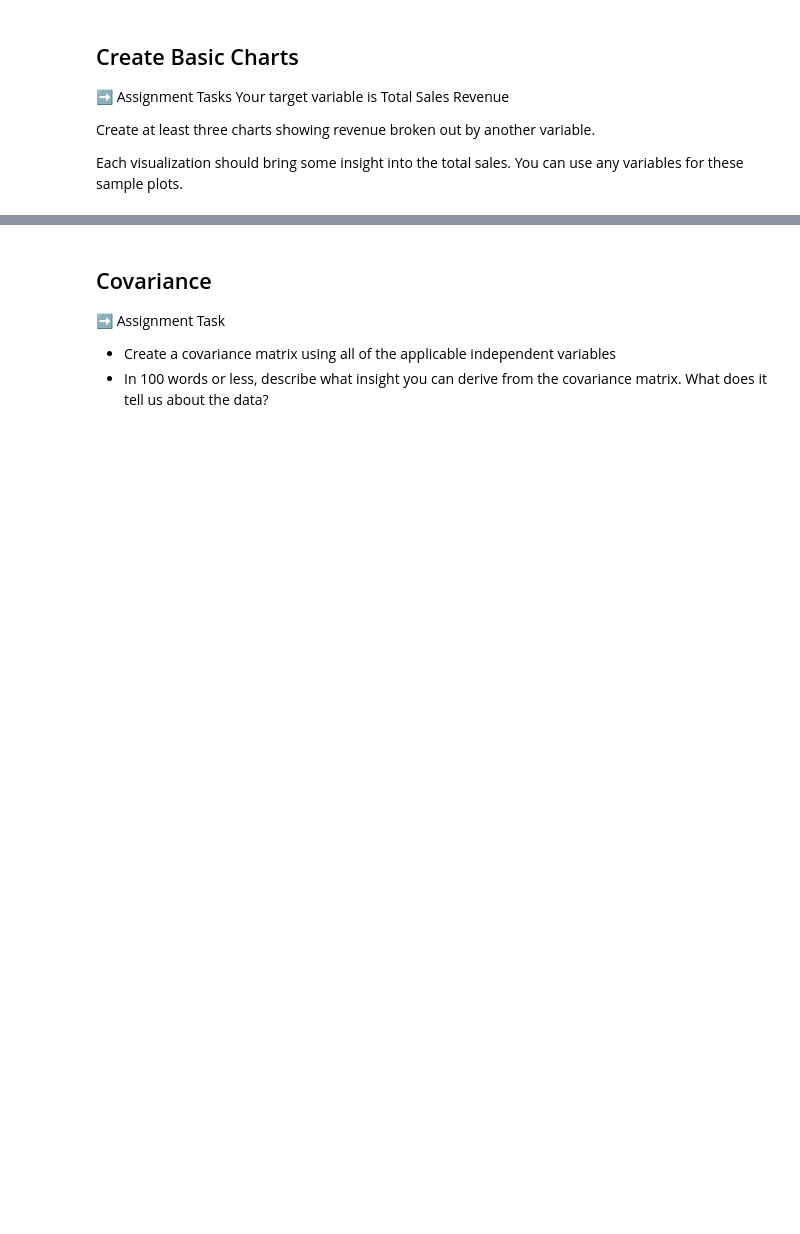
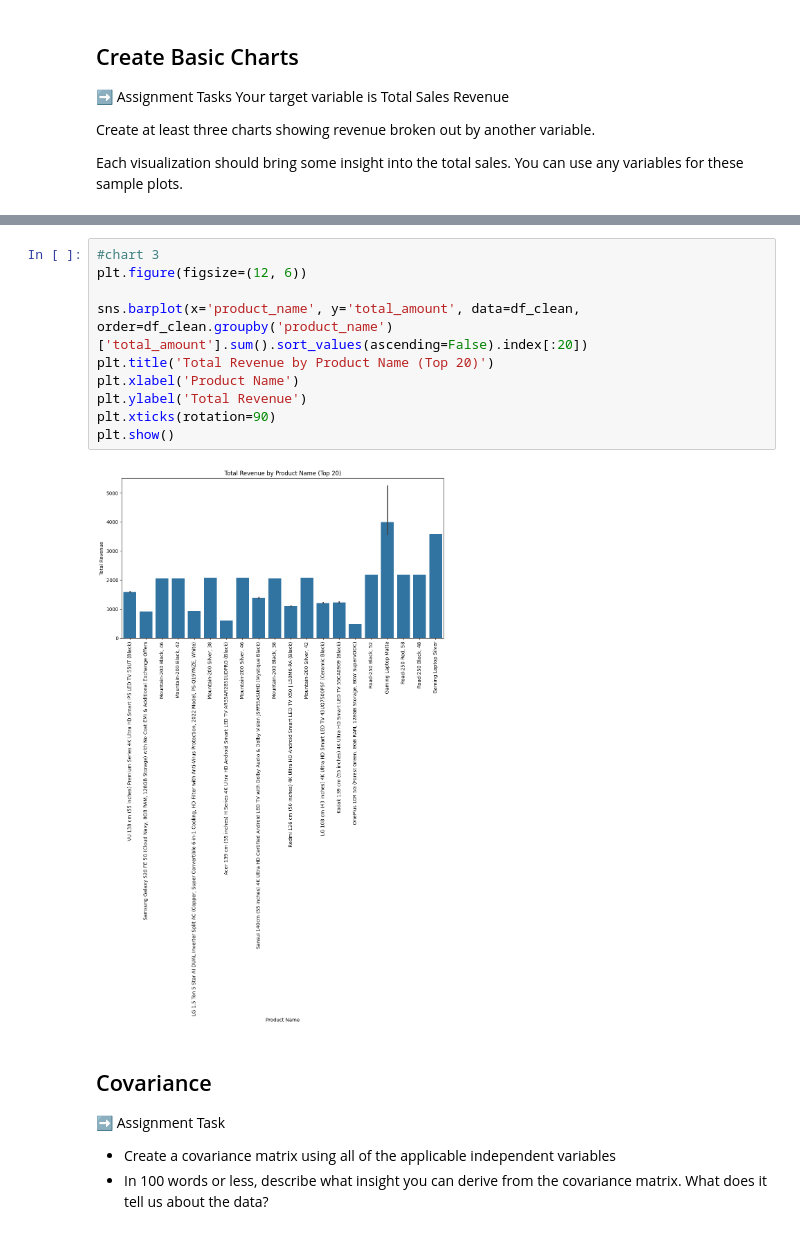
Before and after one commit to matiasarmesto/businessanalytics, a Jupyter notebook: Labs/Scripts/lab_06_retailer_eda.ipynb, the cells around one changed output, grey strips where cells are left out. Cells and saved outputs as stored; diff of their text form; blank space fills up the shorter version.

```diff
--- a/Labs/Scripts/lab_06_retailer_eda.ipynb
+++ b/Labs/Scripts/lab_06_retailer_eda.ipynb
@@ -242,3 +267,15 @@ Each visualization should bring some insight into the total sales. You can use a
+# %%
+#chart 3
+plt.figure(figsize=(12, 6))
+
+sns.barplot(x='product_name', y='total_amount', data=df_clean, order=df_clean.groupby('product_name')['total_amount'].sum().sort_values(ascending=False).index[:20])
+plt.title('Total Revenue by Product Name (Top 20)')
+plt.xlabel('Product Name')
+plt.ylabel('Total Revenue')
+plt.xticks(rotation=90)
+plt.show()
+# %% [output]
+[figure, added]
 # %% [markdown]
 ## Covariance
 
```
Also changed, not shown: parts of 9 cells of this notebook.
